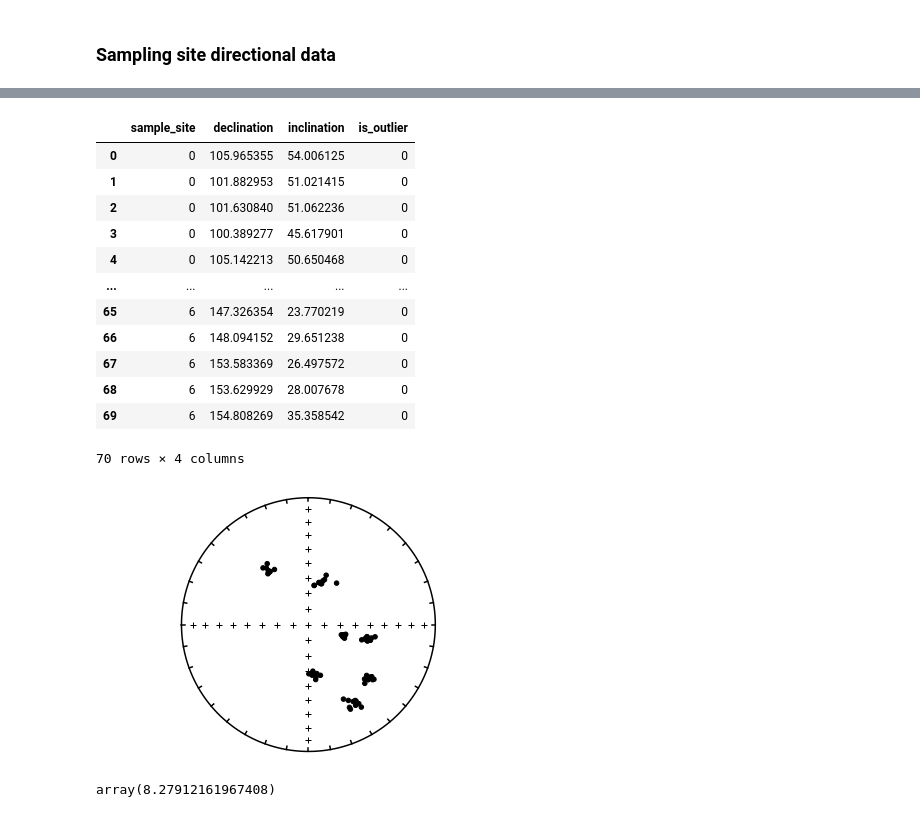
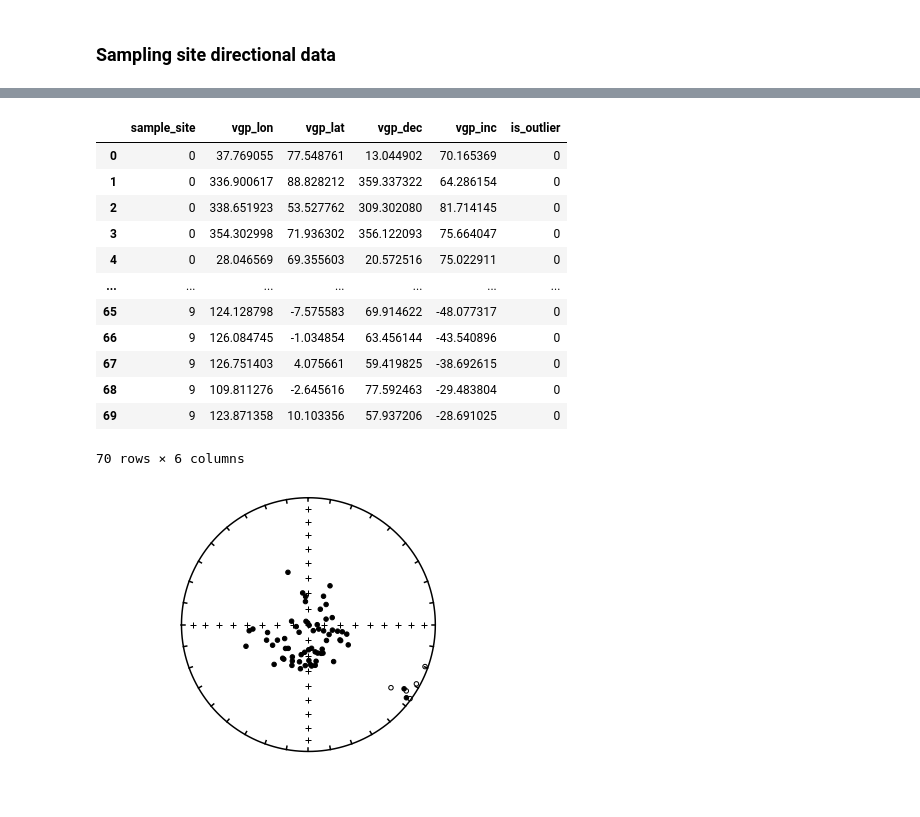
Before and after one commit to PolarWandering/PaleoSampling, a Jupyter notebook: Sampling_example.ipynb, the cells around one changed output, grey strips where cells are left out. Drawn from its saved outputs; the diff is of its cells as text; code cells hidden in the pictures.

```diff
--- a/Sampling_example.ipynb
+++ b/Sampling_example.ipynb
@@ -8,33 +39,28 @@ import smpsite.smpsite as smp
 # %%
-params0 = smp.Params(kappa_vgp=1000,
-                     kappa_secular=2,
+params0 = smp.Params(kappa_within_site=smp.angular2kappa(10),
+                     site_lat=45.0,
                      outlier_rate=0.0,
-                     N_per_site=10,
-                     N=70,
-                     site_lat=5.0,
-                     site_long=0.0)
+                     n=10,
+                     k=7,
+                     site_lon=0.0)
 
 df_sample = smp.generate_samples(params0)
 display(df_sample)
 
 ipmag.plot_net(1)
-ipmag.plot_di(dec=df_sample.declination.values, inc=df_sample.inclination.values)
+ipmag.plot_di(dec=df_sample.vgp_lon.values, inc=df_sample.vgp_lat.values)
 # %% [output]
-|  | sample_site | declination | inclination | is_outlier |
-| 0 | 0 | 105.965355 | 54.006125 | 0 |
-| 1 | 0 | 101.882953 | 51.021415 | 0 |
-| 2 | 0 | 101.630840 | 51.062236 | 0 |
-| 3 | 0 | 100.389277 | 45.617901 | 0 |
-| 4 | 0 | 105.142213 | 50.650468 | 0 |
-| ... | ... | ... | ... | ... |
-| 65 | 6 | 147.326354 | 23.770219 | 0 |
-| 66 | 6 | 148.094152 | 29.651238 | 0 |
-| 67 | 6 | 153.583369 | 26.497572 | 0 |
-| 68 | 6 | 153.629929 | 28.007678 | 0 |
-| 69 | 6 | 154.808269 | 35.358542 | 0 |
+|  | sample_site | vgp_lon | vgp_lat | vgp_dec | vgp_inc | is_outlier |
+| 0 | 0 | 37.769055 | 77.548761 | 13.044902 | 70.165369 | 0 |
+| 1 | 0 | 336.900617 | 88.828212 | 359.337322 | 64.286154 | 0 |
+| 2 | 0 | 338.651923 | 53.527762 | 309.302080 | 81.714145 | 0 |
+| 3 | 0 | 354.302998 | 71.936302 | 356.122093 | 75.664047 | 0 |
+| 4 | 0 | 28.046569 | 69.355603 | 20.572516 | 75.022911 | 0 |
+| ... | ... | ... | ... | ... | ... | ... |
+| 65 | 9 | 124.128798 | -7.575583 | 69.914622 | -48.077317 | 0 |
+| 66 | 9 | 126.084745 | -1.034854 | 63.456144 | -43.540896 | 0 |
+| 67 | 9 | 126.751403 | 4.075661 | 59.419825 | -38.692615 | 0 |
+| 68 | 9 | 109.811276 | -2.645616 | 77.592463 | -29.483804 | 0 |
+| 69 | 9 | 123.871358 | 10.103356 | 57.937206 | -28.691025 | 0 |
-70 rows × 4 columns
+70 rows × 6 columns
-[figure, old version]
+[figure, new version]
-# %%
-smp.kappa2angular(100)
-# %% [output]
-array(8.27912161967408)
```
Also changed, not shown: parts of 2 cells of this notebook, 1 other file.
